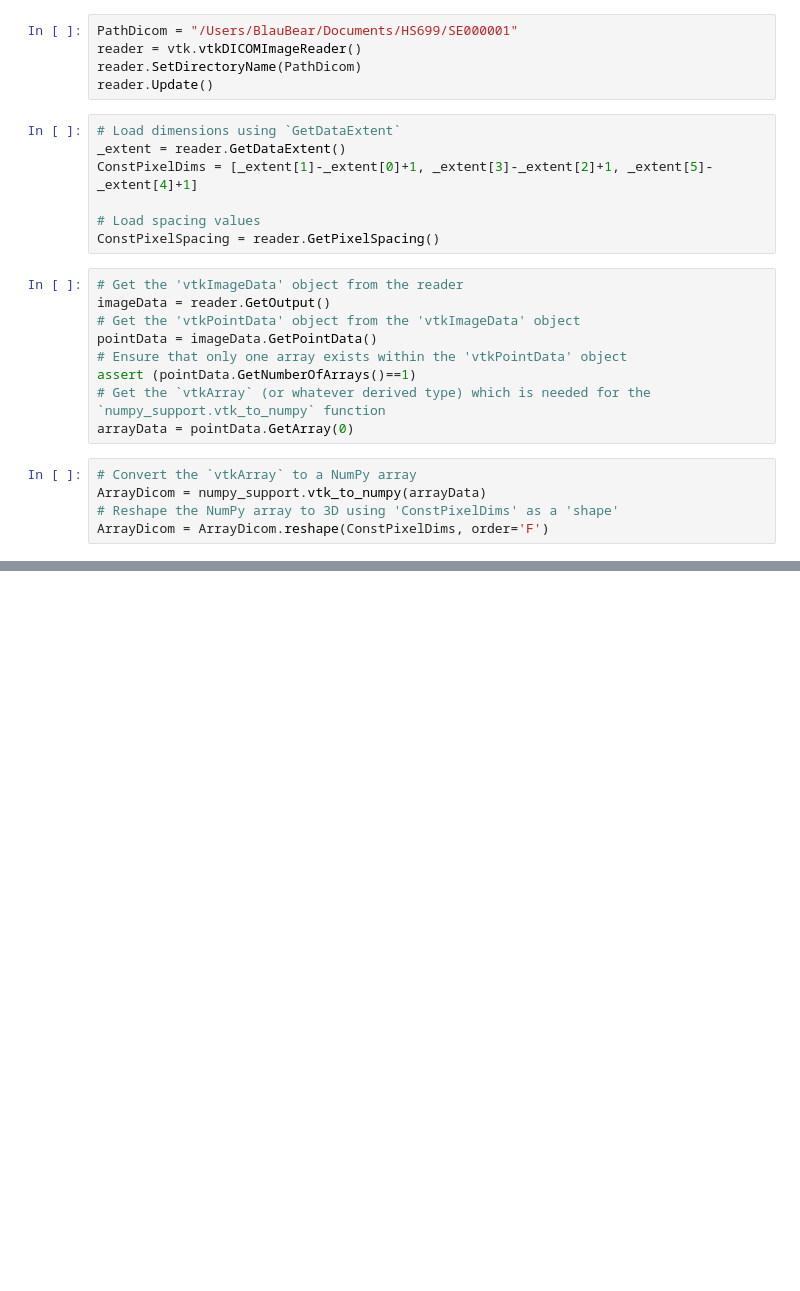
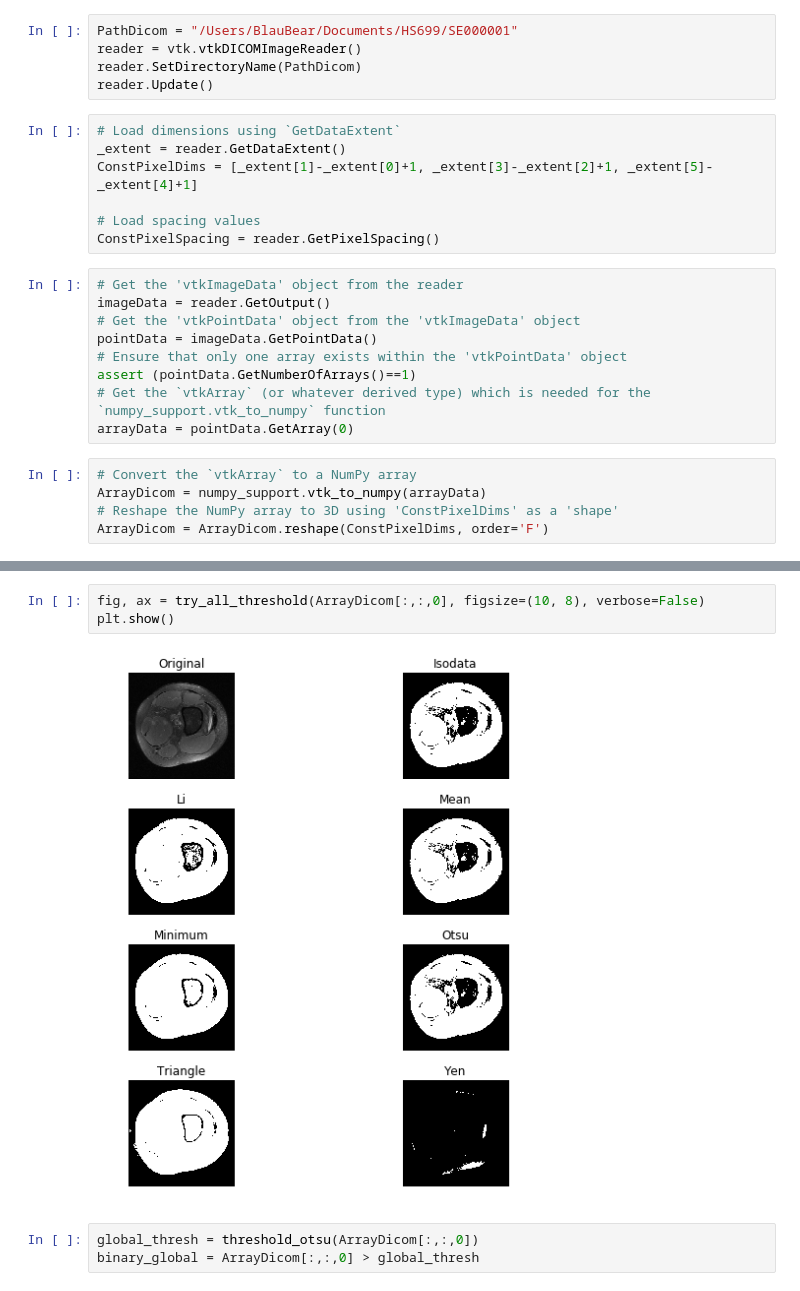
Before and after one commit to choikwun/mri_classification, a Jupyter notebook: SE000001/dicom.ipynb, the cells around one changed output, grey strips where cells are left out. Drawn from its saved outputs; the diff is of its cells as text; blank space fills up the shorter version.

Commit message:
tried applying adaptive threshold filtering and try_all_threshold() function

```diff
--- a/SE000001/dicom.ipynb
+++ b/SE000001/dicom.ipynb
@@ -95,0 +79,8 @@ AttributeError: 'numpy.ndarray' object has no attribute 'description'
+# %%
+fig, ax = try_all_threshold(ArrayDicom[:,:,0], figsize=(10, 8), verbose=False)
+plt.show()
+# %% [output]
+[figure, added]
+# %%
+global_thresh = threshold_otsu(ArrayDicom[:,:,0])
+binary_global = ArrayDicom[:,:,0] > global_thresh
```
Also changed, not shown: parts of 11 cells of this notebook.
